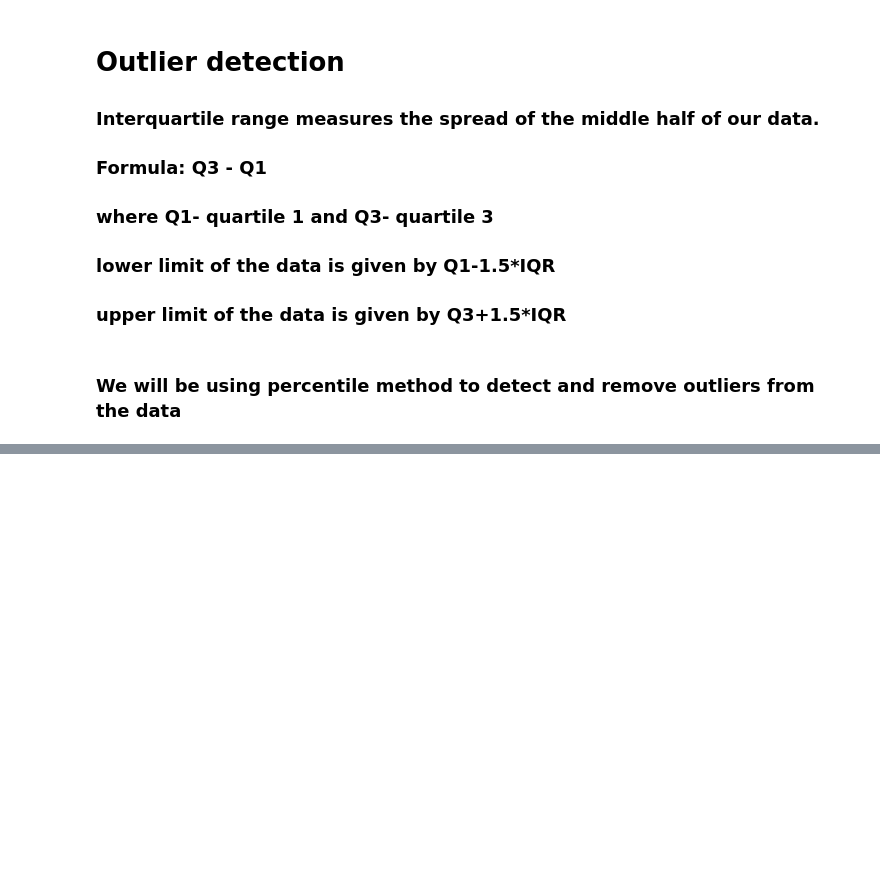
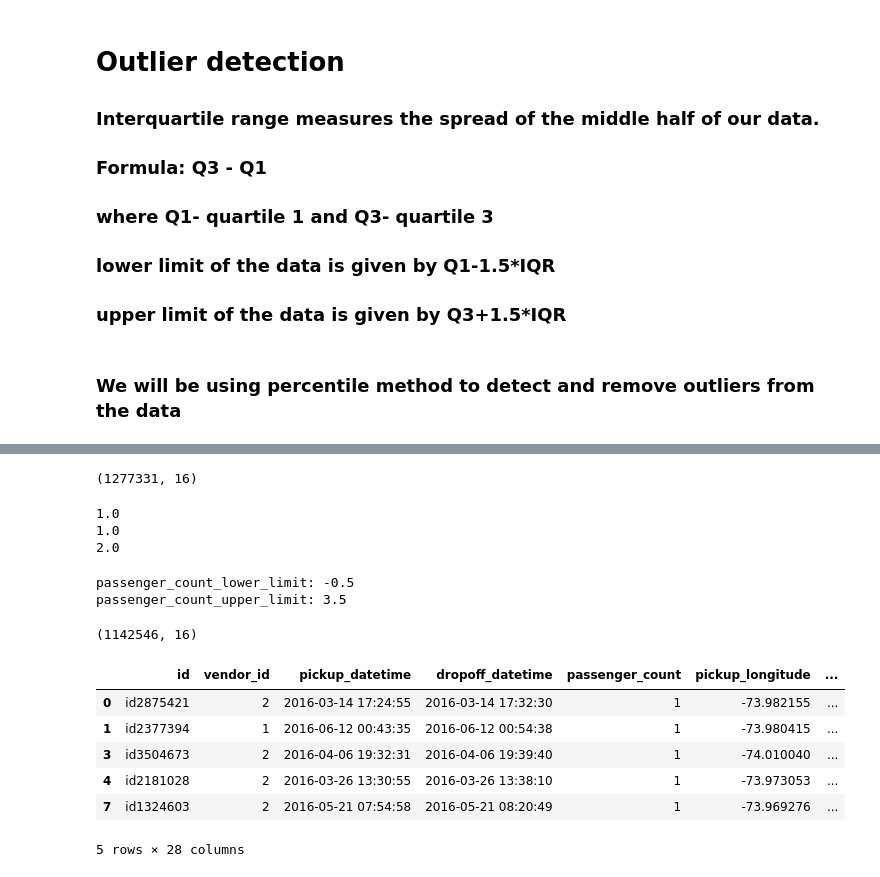
Before and after one commit to Jahnavi-Jaolekar/NYC-Taxi-time-prediction, a Jupyter notebook: NYC_taxi_trip_time_prediction.ipynb, the cells around one changed output, grey strips where cells are left out. Cells and saved outputs as stored; diff of their text form; code cells hidden in the pictures; blank space fills up the shorter version.

```diff
--- a/NYC_taxi_trip_time_prediction.ipynb
+++ b/NYC_taxi_trip_time_prediction.ipynb
@@ -284,0 +260,31 @@ taxi_df['trip_duration_hour']=taxi_df['trip_duration']/3600
+# %%
+# Removing outliers
+taxi_df=taxi_df[taxi_df['trip_duration']>0]
+taxi_df=taxi_df[taxi_df['trip_duration']<trip_duration_upper_limit]
+# %%
+# new shape of the dataset
+taxi_df.shape
+# %% [output]
+(1277331, 16)
+# %%
+# Assigning different quarters to trip duration column
+passenger_count_Q1=np.percentile(taxi_df['passenger_count'], 25)
+print(passenger_count_Q1)
+passenger_count_Q2=np.percentile(taxi_df['passenger_count'], 50)
+print(passenger_count_Q2)
+passenger_count_Q3=np.percentile(taxi_df['passenger_count'], 75)
+print(passenger_count_Q3)
+# %% [output]
+1.0
+1.0
+2.0
+# %%
+# Calculating IQR
+IQR= passenger_count_Q3 - passenger_count_Q1
+passenger_count_lower_limit=passenger_count_Q1 - 1.5*IQR
+passenger_count_upper_limit=passenger_count_Q3 + 1.5*IQR
+print("passenger_count_lower_limit:", passenger_count_lower_limit)
+print("passenger_count_upper_limit:", passenger_count_upper_limit)
+# %% [output]
+passenger_count_lower_limit: -0.5
+passenger_count_upper_limit: 3.5
@@ -284,0 +295,24 @@ taxi_df['trip_duration_hour']=taxi_df['trip_duration']/3600
+# %%
+# new shape of the dataset
+taxi_df.shape
+# %% [output]
+(1142546, 16)
+# %%
+#Creating datetime features based on dropoff_datetime
+import calendar
+taxi_df['pickup_date'] = taxi_df[ 'pickup_datetime'].dt.date
+taxi_df['pickup_day']=taxi_df['pickup_datetime'].apply(lambda x:x.day)
+taxi_df['pickup_hour']=taxi_df['pickup_datetime'].apply(lambda x:x.hour)
+taxi_df['pickup_day']=taxi_df['pickup_datetime'].apply(lambda x: calendar.day_name[x.weekday()])
+taxi_df['pickup_Day_NO']=taxi_df['pickup_datetime'].dt.weekday
+taxi_df['pickup_month']=taxi_df['pickup_datetime'].apply(lambda x:x.month)
+taxi_df['pickup_year']=taxi_df['pickup_datetime'].apply(lambda x:x.year)
+taxi_df.head()
+# %% [output]
+|  | id | vendor_id | pickup_datetime | dropoff_datetime | passenger_count | pickup_longitude | ... |
+| 0 | id2875421 | 2 | 2016-03-14 17:24:55 | 2016-03-14 17:32:30 | 1 | -73.982155 | ... |
+| 1 | id2377394 | 1 | 2016-06-12 00:43:35 | 2016-06-12 00:54:38 | 1 | -73.980415 | ... |
+| 3 | id3504673 | 2 | 2016-04-06 19:32:31 | 2016-04-06 19:39:40 | 1 | -74.010040 | ... |
+| 4 | id2181028 | 2 | 2016-03-26 13:30:55 | 2016-03-26 13:38:10 | 1 | -73.973053 | ... |
+| 7 | id1324603 | 2 | 2016-05-21 07:54:58 | 2016-05-21 08:20:49 | 1 | -73.969276 | ... |
+5 rows × 28 columns
```
Also changed, not shown: parts of 35 cells of this notebook.
